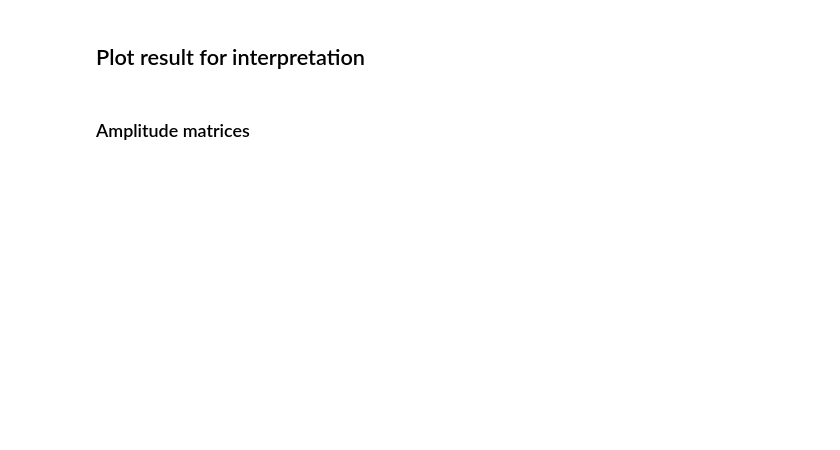
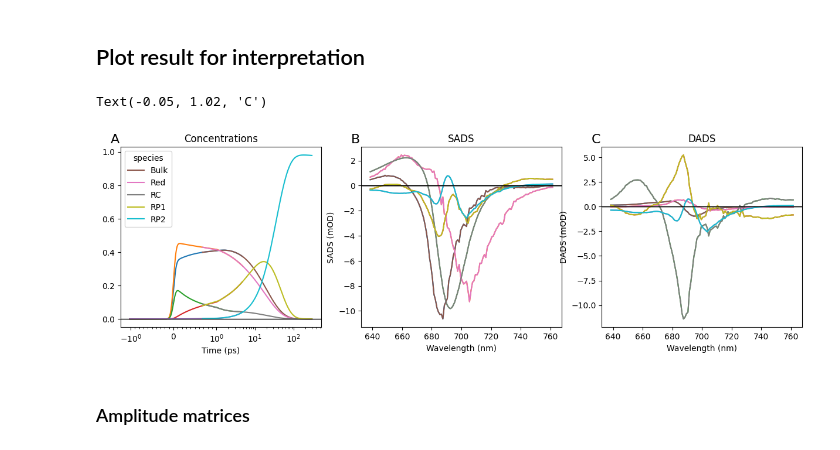
Before and after one commit to ism200/pygta-protocol-TA-PS1, a Jupyter notebook: PSI_TA_Scy6803GTA/step 1 target_PSI_TA_ideal.ipynb, the cells around one changed output. Drawn from its saved outputs; the diff is of its cells as text; code cells hidden in the pictures; blank space fills up the shorter version.

```diff
--- a/PSI_TA_Scy6803GTA/step 1 target_PSI_TA_ideal.ipynb
+++ b/PSI_TA_Scy6803GTA/step 1 target_PSI_TA_ideal.ipynb
@@ -154,53 +355,27 @@ plot_overview(
 # %% [markdown]
 ## Plot result for interpretation
 # %%
-import matplotlib.pyplot as plt
-from cycler import cycler
-from pyglotaran_extras.plotting.plot_concentrations import plot_concentrations
-from pyglotaran_extras.plotting.plot_spectra import plot_das
-from pyglotaran_extras.plotting.plot_spectra import plot_sas
-from pyglotaran_extras.plotting.style import ColorCode
-
-# myFRLcolors = [ "tab:grey","tab:orange",  ColorCode.cyan, ColorCode.green,"m", "y", "k","r", "b", "tab:purple"]
-myFRLcolors = ["g", "r", "k", ColorCode.cyan, "b"]
-
-custom_cycler = cycler(color=myFRLcolors)
-# custom_cycler2 = cycler(color=["k","r", ColorCode.green,"b","m"])
-custom_cycler2 = cycler(
-    color=["tab:grey", "tab:orange", ColorCode.green, ColorCode.turquoise, "m"]
-)
-
-
-def plot_concentration_and_spectra(result_dataset, result_dataset2):
-    # fig, axes = plt.subplots(1, 2, figsize=(18, 7))
-    fig, axes = plt.subplots(1, 3, figsize=(15, 4))
-    plot_concentrations(
-        result_dataset, axes[0], center_λ=0, linlog=True, cycler=custom_cycler
-    )
-    plot_concentrations(
-        result_dataset2, axes[0], center_λ=0, linlog=True, cycler=custom_cycler
-    )
-    plot_sas(result_dataset, axes[1], cycler=custom_cycler)
-    plot_das(result_dataset, axes[2], cycler=custom_cycler2)
-    return fig, axes
-
+from custom_plotting import plot_concentration_and_spectra
 
 fig, axes = plot_concentration_and_spectra(
-    target_result.data["700TR1"], target_result.data["700TR2"]
+    [target_result.data["700TR1"], target_result.data["700TR2"]]
 )
 axes[0].set_xlabel("Time (ps)")
 axes[0].set_ylabel("")
 axes[0].axhline(0, color="k", linewidth=1)
 axes[1].set_xlabel("Wavelength (nm)")
 axes[1].set_ylabel("SADS (mOD)")
 axes[1].set_title("SADS")
 axes[2].set_xlabel("Wavelength (nm)")
 axes[2].set_ylabel("DADS (mOD)")
 axes[2].set_title("DADS")
 axes[1].axhline(0, color="k", linewidth=1)
 axes[0].annotate("A", xy=(-0.05, 1.02), xycoords="axes fraction", fontsize=16)
 axes[1].annotate("B", xy=(-0.05, 1.02), xycoords="axes fraction", fontsize=16)
 axes[2].annotate("C", xy=(-0.05, 1.02), xycoords="axes fraction", fontsize=16)
+# %% [output]
+Text(-0.05, 1.02, 'C')
+[figure, added]
 # %% [markdown]
 ### Amplitude matrices
 # %%
```
Also changed, not shown: parts of 15 cells of this notebook, 2 other files.
